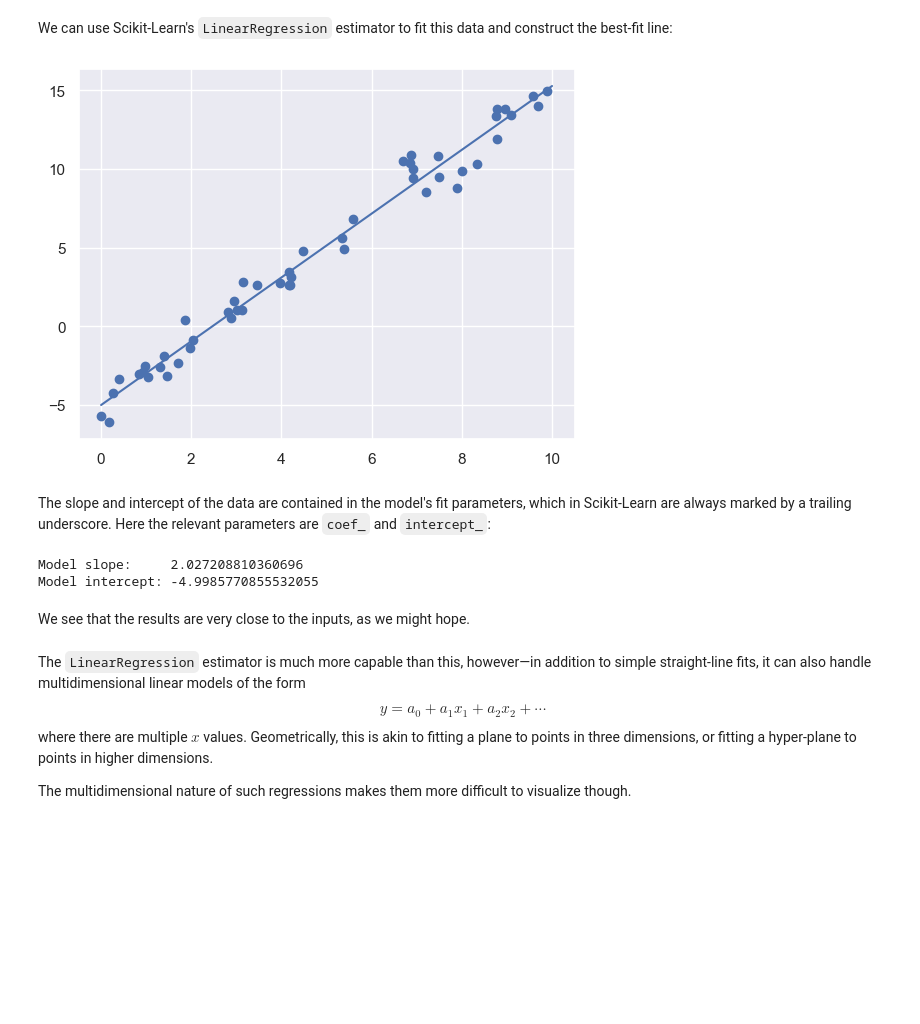
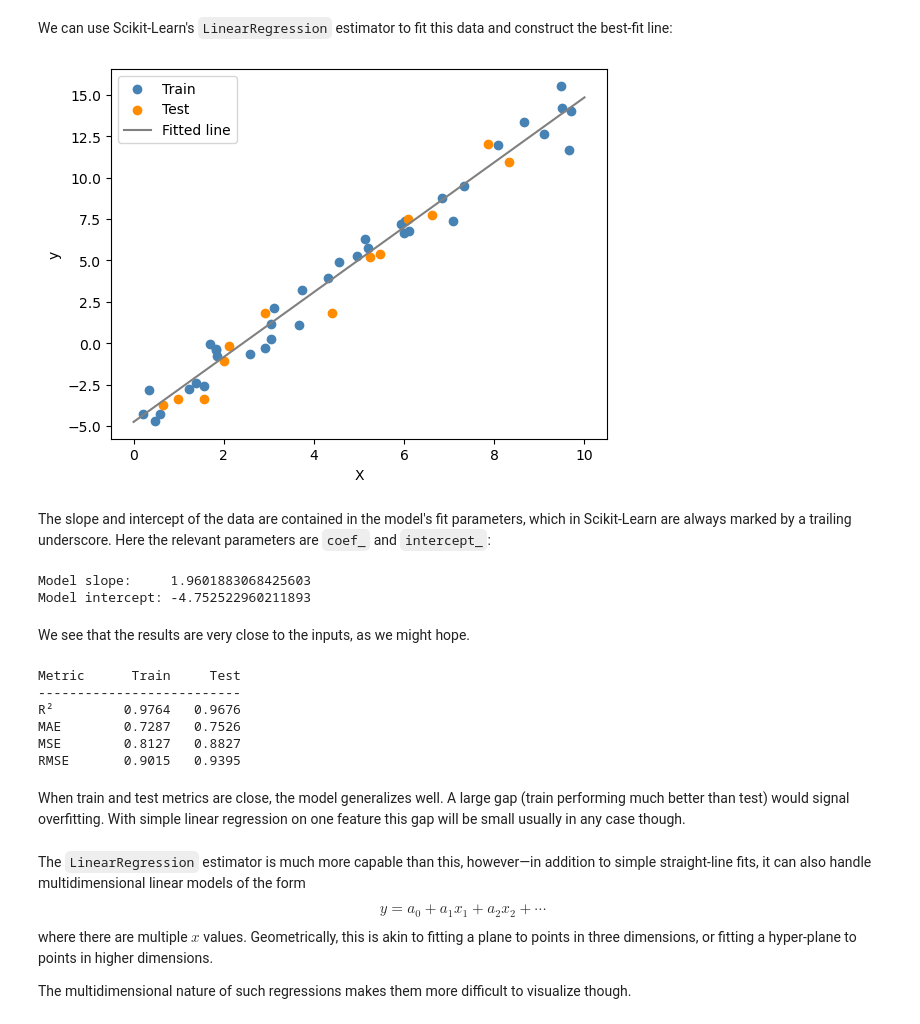
Before and after one commit to sippohippo/PythonForBusinessInt2026, a Jupyter notebook: notebooks/L6_3_linear_regression.ipynb, the cells around one changed output. Saved outputs shown, nothing was run; the diff lists cells and outputs as text; code cells hidden in the pictures; blank space fills up the shorter version.

```diff
--- a/notebooks/L6_3_linear_regression.ipynb
+++ b/notebooks/L6_3_linear_regression.ipynb
@@ -37,0 +29,17 @@ plt.scatter(x, y);
+# %%
+from sklearn.model_selection import train_test_split
+
+rng = np.random.RandomState(42)
+X = 10 * rng.rand(50)
+y = 2 * X - 5 + rng.randn(50)
+
+X_train, X_test, y_train, y_test = train_test_split(
+    X, y, test_size=0.25, random_state=42
+)
+
+# Scatter plot with train and test points in different colors
+plt.scatter(X_train, y_train, color='steelblue', label='Train')
+plt.scatter(X_test, y_test, color='darkorange', label='Test')
+plt.legend()
+plt.xlabel('X')
+plt.ylabel('y');
@@ -40,29 +50,29 @@ We can use Scikit-Learn's ``LinearRegression`` estimator to fit this data and co
 # %%
 # Import the LinearRegression class from scikit-learn
 from sklearn.linear_model import LinearRegression
 
 # Instantiate the model
 model = LinearRegression()
 
 # Fit the model to the data
 # sklearn expects X as a 2D array of shape (n_samples, n_features),
 # so reshape(-1, 1) converts the 1D array x into a column vector
-model.fit(x.reshape(-1, 1), y)
+model.fit(X_train.reshape(-1, 1), y_train)
 
 # Create 1000 evenly spaced values between 0 and 10 for plotting the regression line
 xfit = np.linspace(0, 10, 1000)
 
 # Predict y values for xfit; reshape to 2D as required by sklearn
 yfit = model.predict(xfit.reshape(-1, 1))
 
-# Scatter plot of the original observations
-plt.scatter(x, y)
-
-# Overlay the fitted regression line; the trailing semicolon suppresses
-# Jupyter's automatic display of the returned Line2D object
-plt.plot(xfit, yfit);
+plt.scatter(X_train, y_train, color='steelblue', label='Train')
+plt.scatter(X_test, y_test, color='darkorange', label='Test')
+plt.plot(xfit, yfit, color='gray', label='Fitted line')
+plt.xlabel('X')
+plt.ylabel('y')
+plt.legend();
 # %% [output]
-[figure, old version]
+[figure, new version]
 # %% [markdown]
 The slope and intercept of the data are contained in the model's fit parameters, which in Scikit-Learn are always marked by a trailing underscore.
 Here the relevant parameters are ``coef_`` and ``intercept_``:
@@ -70,10 +80,35 @@ Here the relevant parameters are ``coef_`` and ``intercept_``:
 print("Model slope:    ", model.coef_[0])
 print("Model intercept:", model.intercept_)
 # %% [output]
-Model slope:     2.027208810360696
-Model intercept: -4.9985770855532055
+Model slope:     1.9601883068425603
+Model intercept: -4.752522960211893
 # %% [markdown]
 We see that the results are very close to the inputs, as we might hope.
+# %%
+from sklearn.metrics import mean_squared_error, mean_absolute_error, r2_score
+
+y_train_pred = model.predict(X_train.reshape(-1, 1))
+y_test_pred = model.predict(X_test.reshape(-1, 1))
+
+print(f"{'Metric':<8} {'Train':>8} {'Test':>8}")
+print("-" * 26)
+for name, func in [("R²", r2_score), ("MAE", mean_absolute_error), ("MSE", mean_squared_error)]:
+    train_val = func(y_train, y_train_pred)
+    test_val = func(y_test, y_test_pred)
+    print(f"{name:<8} {train_val:>8.4f} {test_val:>8.4f}")
+
+train_rmse = np.sqrt(mean_squared_error(y_train, y_train_pred))
+test_rmse = np.sqrt(mean_squared_error(y_test, y_test_pred))
+print(f"{'RMSE':<8} {train_rmse:>8.4f} {test_rmse:>8.4f}")
+# %% [output]
+Metric      Train     Test
+--------------------------
+R²         0.9764   0.9676
+MAE        0.7287   0.7526
+MSE        0.8127   0.8827
+RMSE       0.9015   0.9395
+# %% [markdown]
+When train and test metrics are close, the model generalizes well. A large gap (train performing much better than test) would signal overfitting. With simple linear regression on one feature this gap will be small usually in any case though.
 # %% [markdown]
 The ``LinearRegression`` estimator is much more capable than this, however—in addition to simple straight-line fits, it can also handle multidimensional linear models of the form
 $$
```
Also changed, not shown: parts of 4 cells of this notebook, 2 other files.
